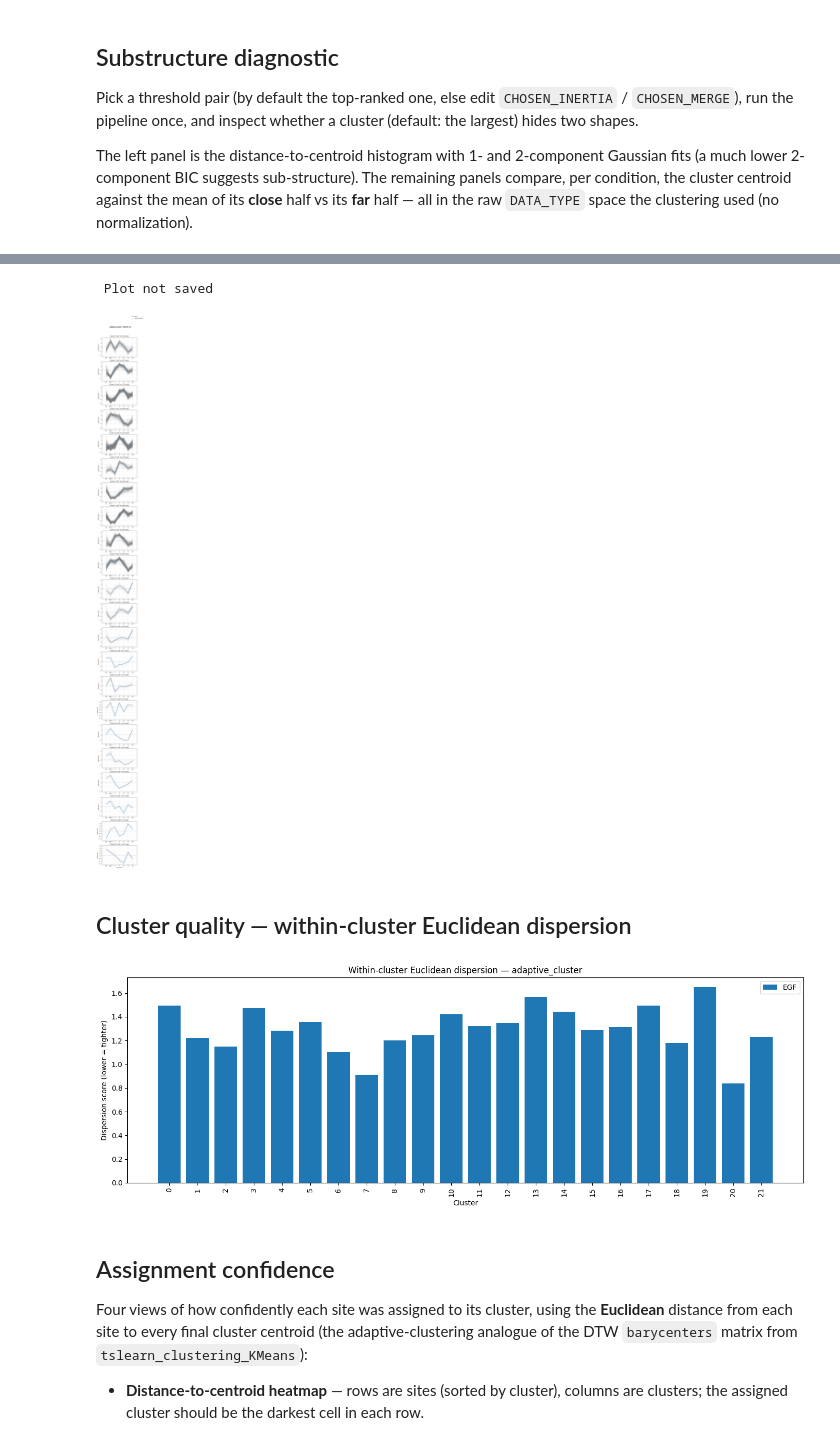
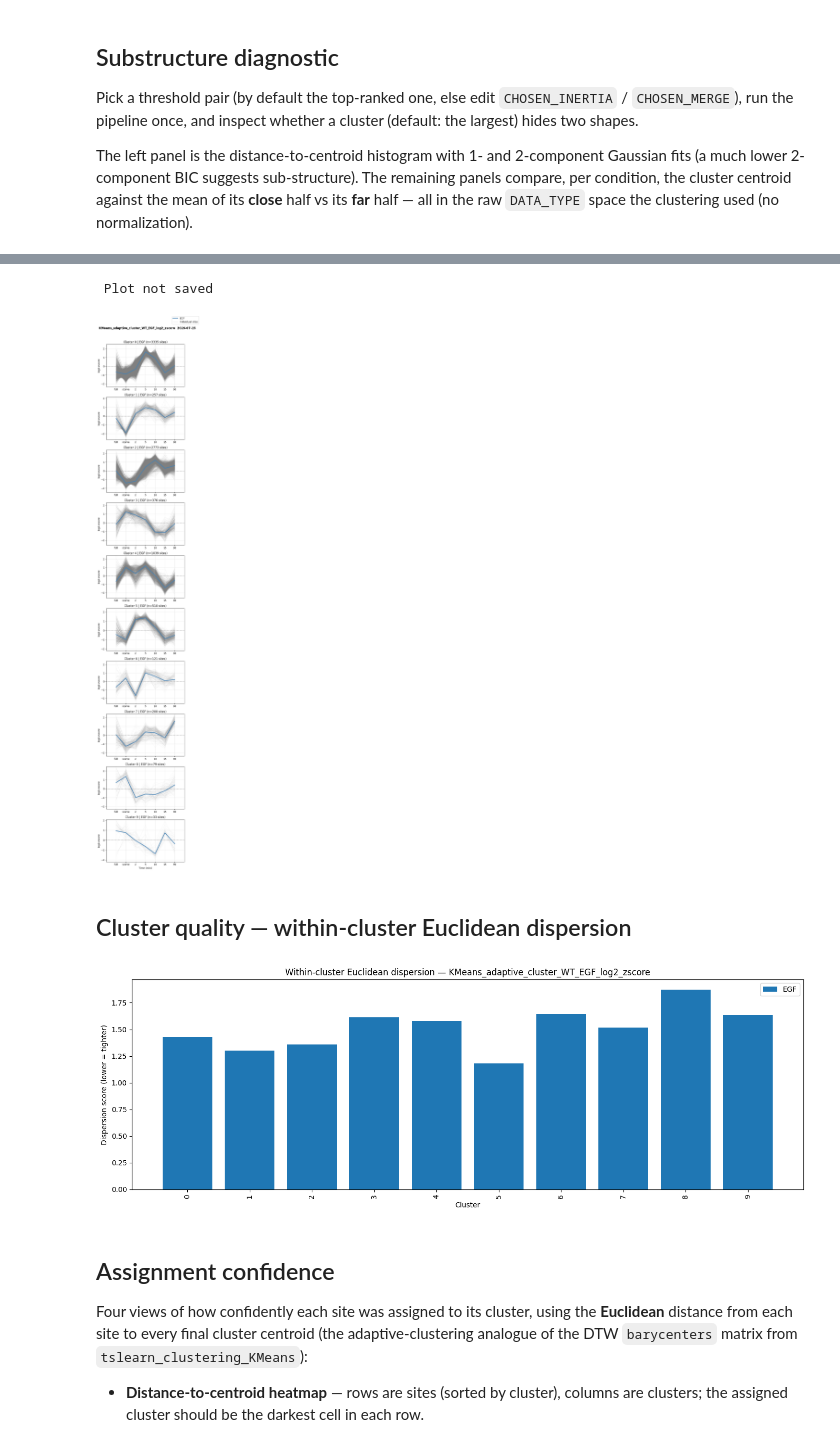
Before and after one commit to IgnacioNavas/TMT_Data_analysis, a Jupyter notebook: notebooks/03_clustering/Adaptive_clustering_sweep.ipynb, the cells around one changed output, grey strips where cells are left out. Cells and saved outputs as stored; diff of their text form; code cells hidden in the pictures.

Commit message:
full_plotting

```diff
--- a/notebooks/03_clustering/Adaptive_clustering_sweep.ipynb
+++ b/notebooks/03_clustering/Adaptive_clustering_sweep.ipynb
@@ -25,9 +25,6 @@ from src.adaptive_clustering import (
 )
 # %%
 # Clustering fills missing values with 0 (= no change from starve) by convention.
-hme1_2 = pd.read_csv(
-    "../../Experiment/hme1_2/Data/Processed/20260714_hTERT_HEM1_2_processed_phPlus.tsv",
-    sep="\t", low_memory=False,
-).fillna(0)
+hme1_2 = pd.read_csv("../../notebooks/03_clustering/Data_clustered/20260715_hTERT_HEM1_2_processed_phPlus_clustered.tsv", sep="\t", low_memory=False,).fillna(0)
 hme1_2.shape
 # %% [output]
@@ -46,13 +43,14 @@ DATA_TYPE    = "log2:zscore"
 EXCLUDE_FULL = True
 STOICHIOMETRY = {"_EGF_": 1}#,  "_INS_": 1, "_EGFnINS_": 1}  # None to disable
 TRANSPOSE     = True   # required when STOICHIOMETRY is not None
+CLUSTER_COL = "KMeans_adaptive_cluster_WT_EGF_log2_zscore"
 
 # --- Filtering ----------------------------------------------------------------
 MIN_REPS = 2
 MIN_FC   = 0.5
 
 # --- Fixed adaptive-clustering knobs (held constant across the sweep) ----------
-INITIAL_N_CLUSTERS     = 15 # 25
+INITIAL_N_CLUSTERS     = 20 # 25
 INERTIA_MODE           = "mean"   # 'total' | 'mean' | 'rms'
 N_SUBCLUSTERS          = 3 # 2
 MAX_SUBDIVISION_ROUNDS = 3
@@ -61,19 +59,19 @@ RANDOM_STATE           = 0
 
 # --- Sweep grid (the two axes) ------------------------------------------------
 INERTIA_THRESHOLDS        = [0.6, 1.0, 1.5, 2.0, 2.5] #  , 3.0,  1.5, 2.0, 2.5
-MERGE_DISTANCE_THRESHOLDS = [0.6, 0.8, 1.0, 1.2, 1.5] # [0.6, 0.8, 1.0, 1.2, 1.5]
+MERGE_DISTANCE_THRESHOLDS = [0.6, 0.8, 1.0, 1.5] # [0.6, 0.8, 1.0, 1.2, 1.5]
 
 # --- Sweep scoring ------------------------------------------------------------
 MARGIN_THRESHOLD       = 0.3 # 0.3      # 'low-confidence' assignment margin cutoff
 COMPUTE_STABILITY      = True     # set False for a fast first pass (skips bootstrap)
 N_BOOTSTRAP            = 10       # subsamples for the stability ARI
-BOOTSTRAP_FRAC        = 0.9       # fraction of sites per subsample
+BOOTSTRAP_FRAC        = 0.8       # fraction of sites per subsample
 SILHOUETTE_SAMPLE_SIZE = 2000     # sites sub-sampled for silhouette (speed)
 
 # --- Filter of the sweep results ----------------------------------------------
 MIN_CLUSTERS         = 10
 MAX_CLUSTERS         = 40
-MIN_SMALLEST_CLUSTER = 10         # smallest resulting cluster must have >= this many sites
+MIN_SMALLEST_CLUSTER = 20         # smallest resulting cluster must have >= this many sites
 
 # --- Derived — do not edit ----------------------------------------------------
 _scan_cols   = ColumnSpec.select(df_raw, cell_lines=CELL_LINES, data_type=DATA_TYPE,
@@ -280,8 +280,8 @@ The left panel is the distance-to-centroid histogram with 1- and 2-component Gau
 # %%
 # Choose thresholds: top-ranked pair if available, else set manually.
 if not ranked.empty:
-    CHOSEN_INERTIA = float(ranked.iloc[4]["inertia_threshold"])
-    CHOSEN_MERGE   = float(ranked.iloc[4]["merge_distance_threshold"])
+    CHOSEN_INERTIA = float(ranked.iloc[0]["inertia_threshold"])
+    CHOSEN_MERGE   = float(ranked.iloc[0]["merge_distance_threshold"])
 else:
     CHOSEN_INERTIA = 2.0
     CHOSEN_MERGE   = 1.0
@@ -294,9 +294,10 @@ df_clustered, result = adaptive_kmeans_clustering(
     cell_lines               = CELL_LINES,
     exclude_full             = EXCLUDE_FULL,
     stoichiometry            = STOICHIOMETRY,
+    cluster_column_name      = CLUSTER_COL,
     transpose                = TRANSPOSE,
-    inertia_threshold        = 1.5, # CHOSEN_INERTIA,
-    merge_distance_threshold = 1, # CHOSEN_MERGE,
+    inertia_threshold        = CHOSEN_INERTIA, # CHOSEN_INERTIA,
+    merge_distance_threshold = CHOSEN_MERGE, # CHOSEN_MERGE,
     inertia_mode             = INERTIA_MODE,
     initial_n_clusters       = INITIAL_N_CLUSTERS,
     n_subclusters            = N_SUBCLUSTERS,
@@ -331,24 +358,23 @@ BIC 1-comp=1172.5  2-comp=1084.1  -> preferred 2 component(s)
 # %%
 from src.clustering import cluster_similarity_per_condition
 from src.plotting_functions import (
     clusters_plot_linear_mutants,
     plot_cluster_scores,
     plot_cluster_assignment_qc,
 )
 clusters_plot_linear_mutants(df_clustered,
-                             cluster_column='adaptive_cluster',
+                             cluster_column= CLUSTER_COL,
                              data_type = DATA_TYPE, # "log2:FC"
                              cell_lines = CELL_LINES,
                              panel_by= 'condition',
                              conditions=CONDITIONS,
                              plot_different_data=True)
 # %% [output]
  Plot not saved
-[figure, old version]
+[figure, new version]
 # %% [markdown]
 ## Cluster quality — within-cluster Euclidean dispersion
 # %%
-CLUSTER_COL = "adaptive_cluster"
 scores = cluster_similarity_per_condition(
     df                  = df_clustered,
     cell_lines          = CELL_LINES,
@@ -366,7 +392,7 @@ fig, ax = plot_cluster_scores(
 )
 plt.show()
 # %% [output]
-[figure, old version]
+[figure, new version]
 # %% [markdown]
 ## Assignment confidence
 
```
Also changed, not shown: parts of 11 cells of this notebook.
